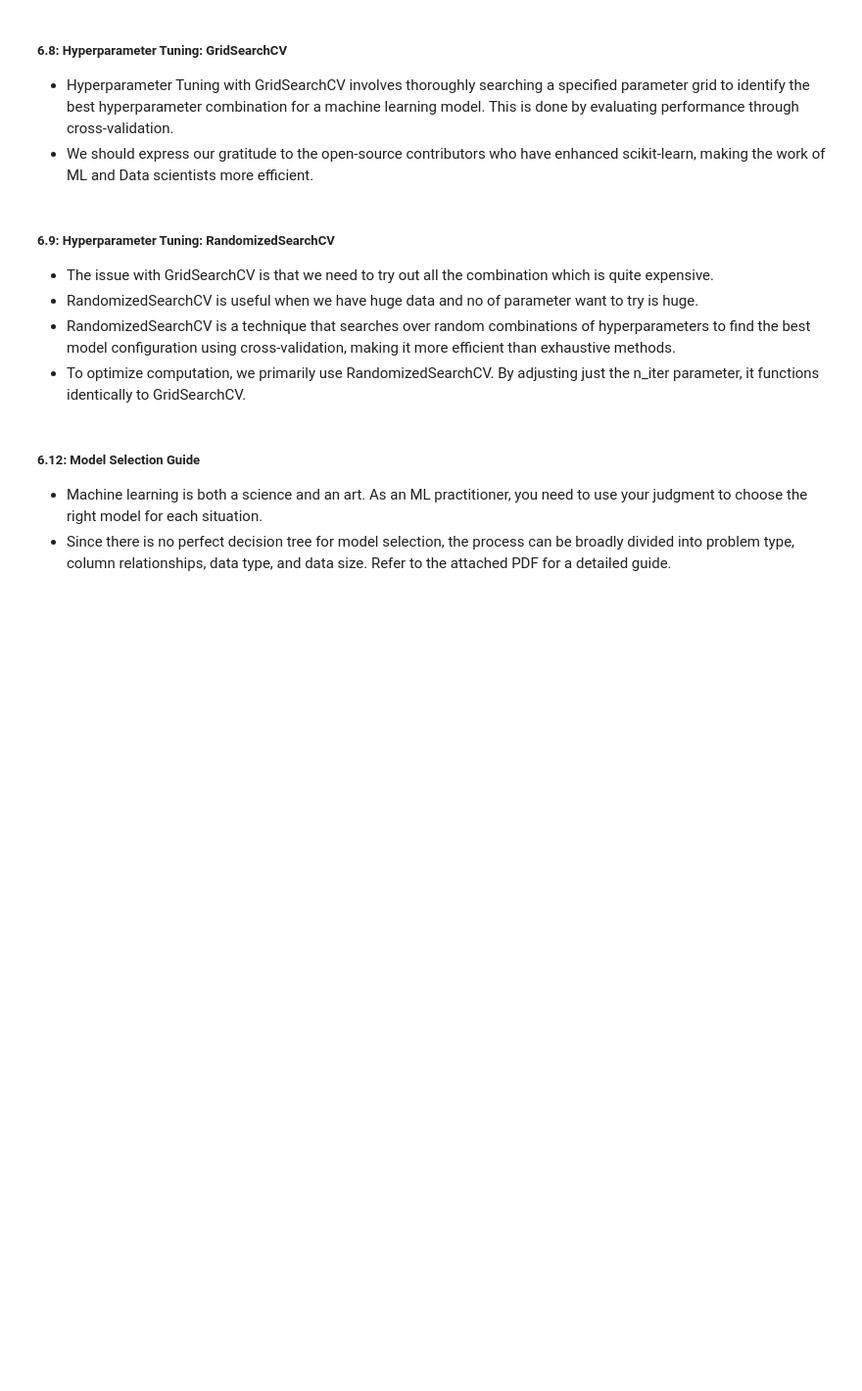
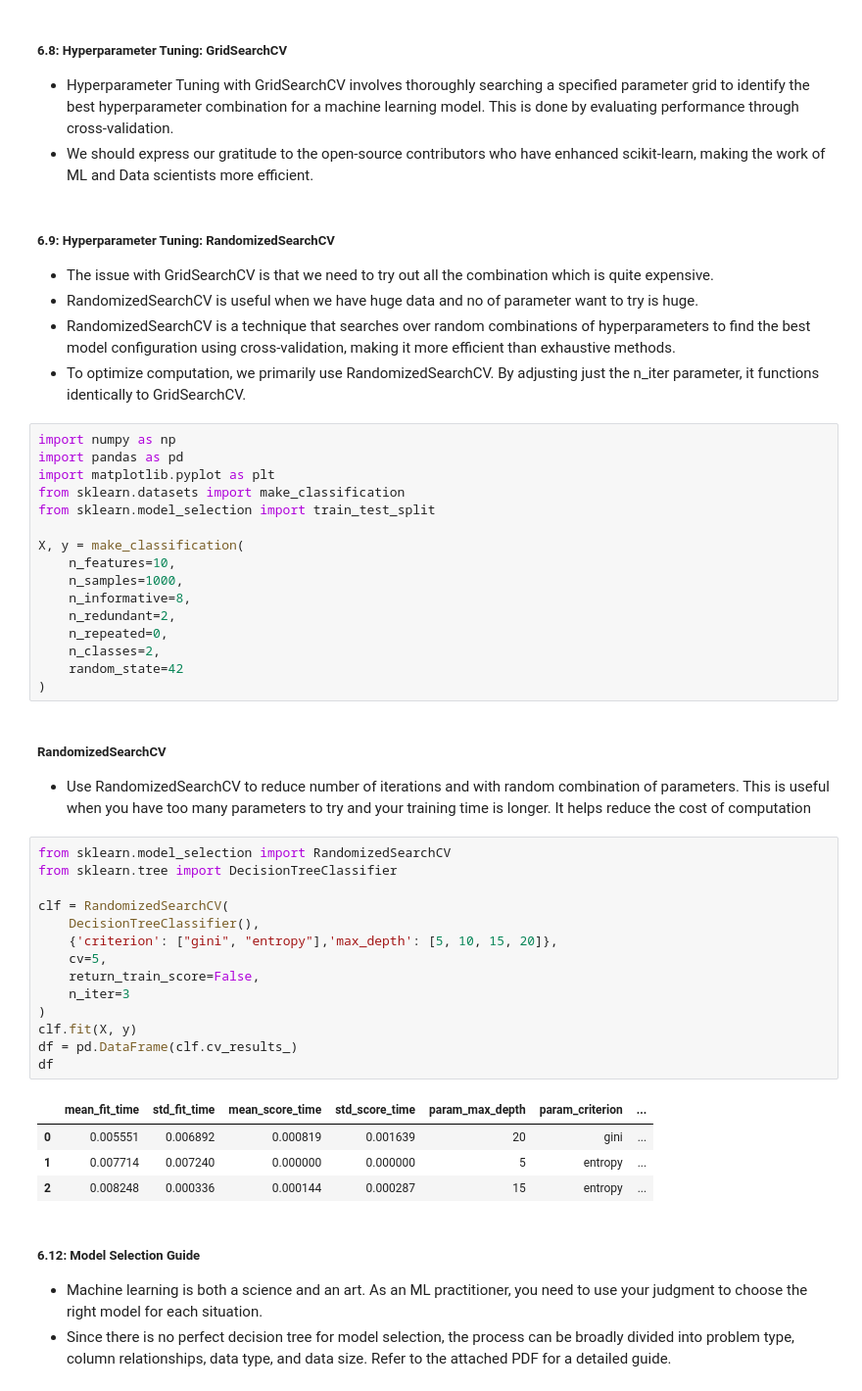
Before and after one commit to swetank13/statistical-machine-learning, a Jupyter notebook: notebooks/statistical-machine-learning/6-model-evaluation.ipynb, the cells around one changed output. Shown at 98% size. Drawn from its saved outputs; the diff is of its cells as text; blank space fills up the shorter version.

```diff
--- a/notebooks/statistical-machine-learning/6-model-evaluation.ipynb
+++ b/notebooks/statistical-machine-learning/6-model-evaluation.ipynb
@@ -22,6 +126,44 @@ When dealing with stakeholders with model metrics (ROC, AUC, precision, etc.), t
 - RandomizedSearchCV is useful when we have huge data and no of parameter want to try is huge.
 - RandomizedSearchCV is a technique that searches over random combinations of hyperparameters to find the best model configuration using cross-validation, making it more efficient than exhaustive methods.
 - To optimize computation, we primarily use RandomizedSearchCV. By adjusting just the n_iter parameter, it functions identically to GridSearchCV.
+# %%
+import numpy as np
+import pandas as pd
+import matplotlib.pyplot as plt
+from sklearn.datasets import make_classification
+from sklearn.model_selection import train_test_split
+
+X, y = make_classification(
+    n_features=10,
+    n_samples=1000,
+    n_informative=8,
+    n_redundant=2,
+    n_repeated=0,
+    n_classes=2,
+    random_state=42
+)
+# %% [markdown]
+##### RandomizedSearchCV
+- Use RandomizedSearchCV to reduce number of iterations and with random combination of parameters. This is useful when you have too many parameters to try and your training time is longer. It helps reduce the cost of computation
+# %%
+from sklearn.model_selection import RandomizedSearchCV
+from sklearn.tree import DecisionTreeClassifier
+
+clf = RandomizedSearchCV(
+    DecisionTreeClassifier(),
+    {'criterion': ["gini", "entropy"],'max_depth': [5, 10, 15, 20]},
+    cv=5,
+    return_train_score=False,
+    n_iter=3
+)
+clf.fit(X, y)
+df = pd.DataFrame(clf.cv_results_)
+df
+# %% [output]
+|  | mean_fit_time | std_fit_time | mean_score_time | std_score_time | param_max_depth | param_criterion | ... |
+| 0 | 0.005551 | 0.006892 | 0.000819 | 0.001639 | 20 | gini | ... |
+| 1 | 0.007714 | 0.007240 | 0.000000 | 0.000000 | 5 | entropy | ... |
+| 2 | 0.008248 | 0.000336 | 0.000144 | 0.000287 | 15 | entropy | ... |
 # %% [markdown]
 ##### 6.12: Model Selection Guide
 - Machine learning is both a science and an art. As an ML practitioner, you need to use your judgment to choose the right model for each situation.
```
Also changed, not shown: parts of 13 cells of this notebook, 4 other files.
